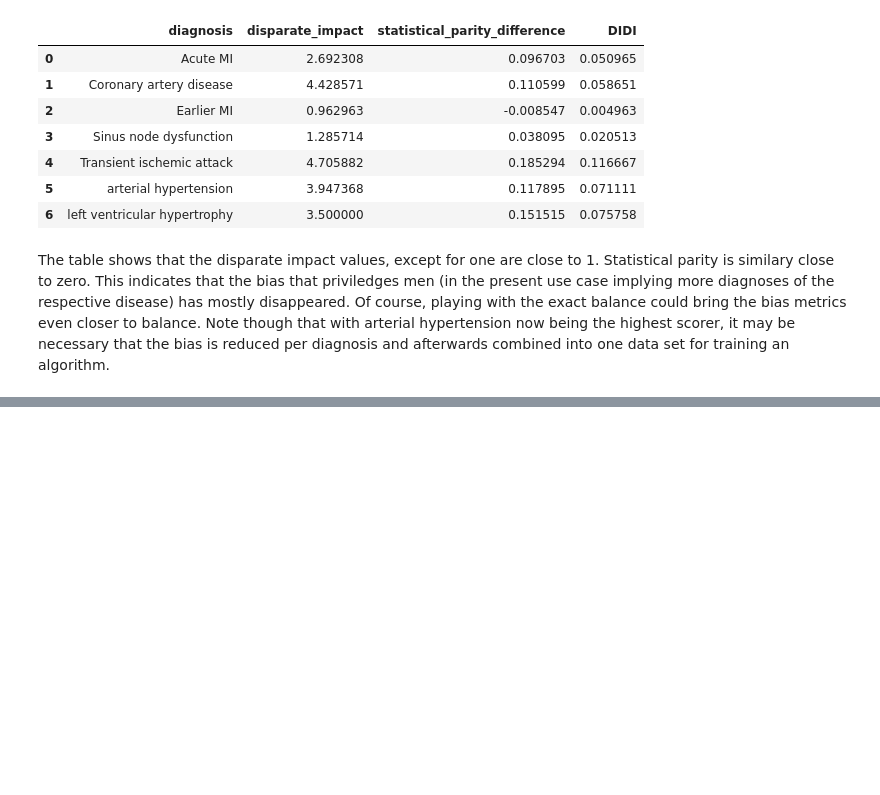
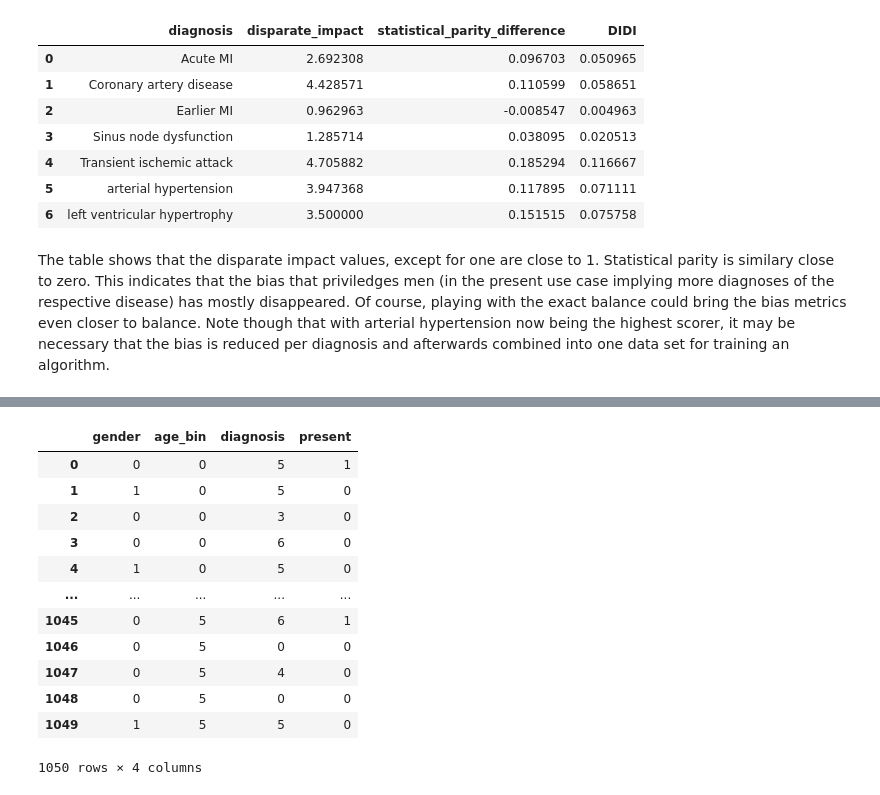
Before and after one commit to aequitas-aod/experiment-hc2-ecg-incartdb, a Jupyter notebook: bias_detection_mitigation.ipynb, the cells around one changed output, grey strips where cells are left out. Drawn from its saved outputs; the diff is of its cells as text; code cells hidden in the pictures; blank space fills up the shorter version.

```diff
--- a/bias_detection_mitigation.ipynb
+++ b/bias_detection_mitigation.ipynb
@@ -364,0 +439,18 @@ invalid value encountered in scalar divide
+# %%
+df_test = f.process_full_dataset(conditional_df, dataset_name='multivar')
+df_test['present'] = (df_test['present'] == 'present').astype(int)
+df_test
+# %% [output]
+|  | gender | age_bin | diagnosis | present |
+| 0 | 0 | 0 | 5 | 1 |
+| 1 | 1 | 0 | 5 | 0 |
+| 2 | 0 | 0 | 3 | 0 |
+| 3 | 0 | 0 | 6 | 0 |
+| 4 | 1 | 0 | 5 | 0 |
+| ... | ... | ... | ... | ... |
+| 1045 | 0 | 5 | 6 | 1 |
+| 1046 | 0 | 5 | 0 | 0 |
+| 1047 | 0 | 5 | 4 | 0 |
+| 1048 | 0 | 5 | 0 | 0 |
+| 1049 | 1 | 5 | 5 | 0 |
+1050 rows × 4 columns
```
Also changed, not shown: parts of 10 cells of this notebook, 2 other files.
